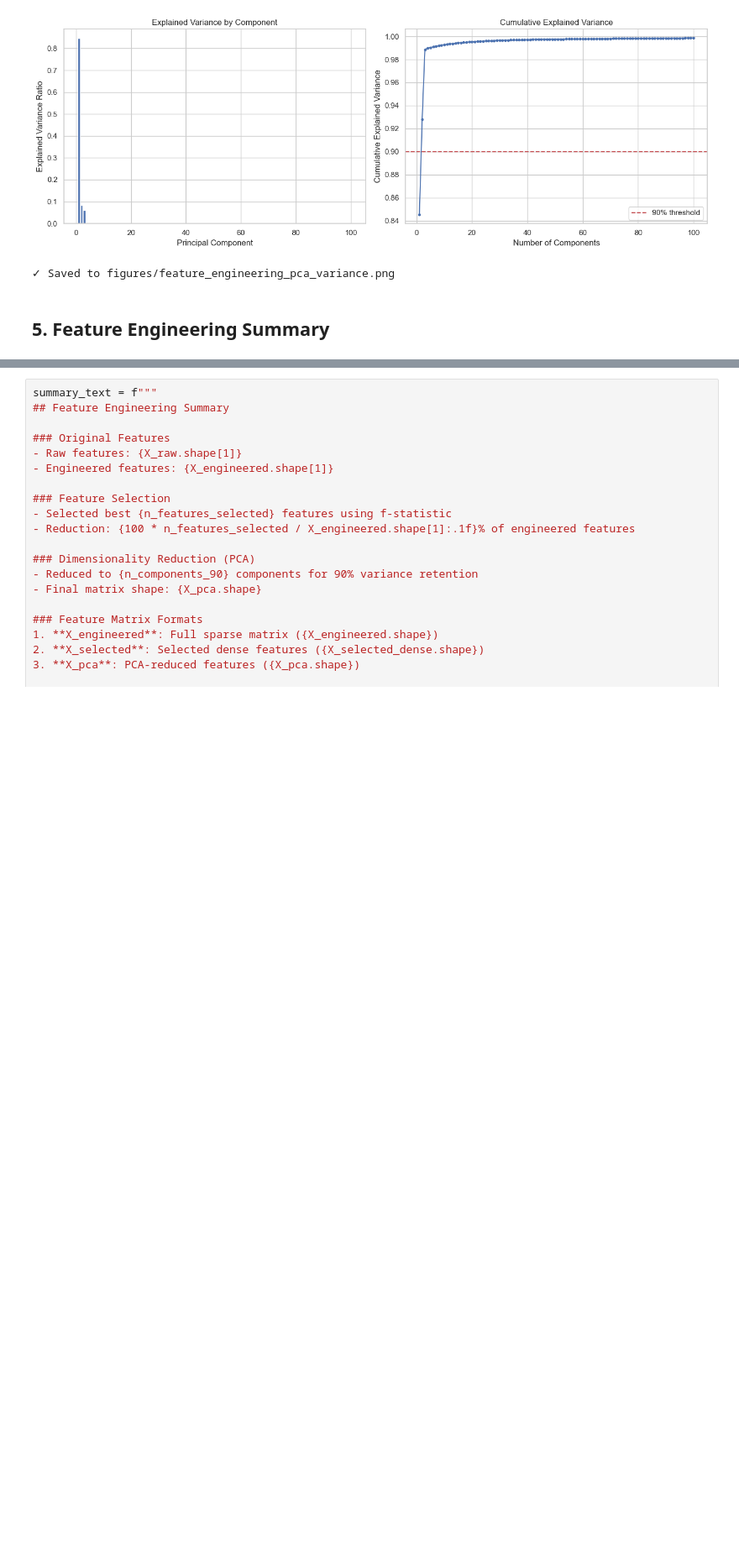
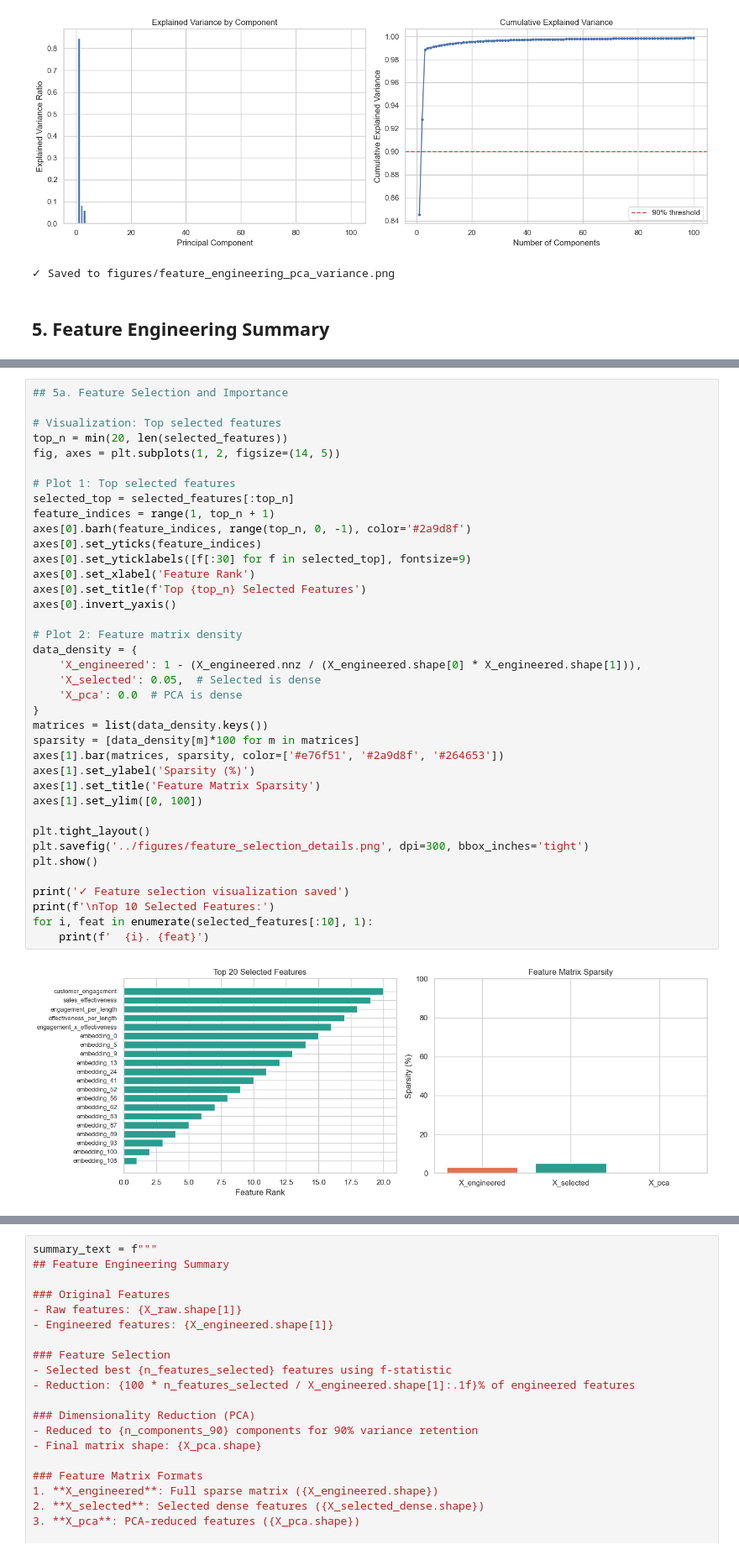
Before and after one commit to bhavanishanker-png/predictive-sales-analytics-engine, a Jupyter notebook: notebooks/03_feature_engineering.ipynb, the cells around one changed output, grey strips where cells are left out. Shown at 84% size. Drawn from its saved outputs; the diff is of its cells as text; blank space fills up the shorter version.

```diff
--- a/notebooks/03_feature_engineering.ipynb
+++ b/notebooks/03_feature_engineering.ipynb
@@ -598,0 +218,40 @@ Components needed for 90% variance: 2
+# %%
+## 5a. Feature Selection and Importance
+
+# Visualization: Top selected features
+top_n = min(20, len(selected_features))
+fig, axes = plt.subplots(1, 2, figsize=(14, 5))
+
+# Plot 1: Top selected features
+selected_top = selected_features[:top_n]
+feature_indices = range(1, top_n + 1)
+axes[0].barh(feature_indices, range(top_n, 0, -1), color='#2a9d8f')
+axes[0].set_yticks(feature_indices)
+axes[0].set_yticklabels([f[:30] for f in selected_top], fontsize=9)
+axes[0].set_xlabel('Feature Rank')
+axes[0].set_title(f'Top {top_n} Selected Features')
+axes[0].invert_yaxis()
+
+# Plot 2: Feature matrix density
+data_density = {
+    'X_engineered': 1 - (X_engineered.nnz / (X_engineered.shape[0] * X_engineered.shape[1])),
+    'X_selected': 0.05,  # Selected is dense
+    'X_pca': 0.0  # PCA is dense
+}
+matrices = list(data_density.keys())
+sparsity = [data_density[m]*100 for m in matrices]
+axes[1].bar(matrices, sparsity, color=['#e76f51', '#2a9d8f', '#264653'])
+axes[1].set_ylabel('Sparsity (%)')
+axes[1].set_title('Feature Matrix Sparsity')
+axes[1].set_ylim([0, 100])
+
+plt.tight_layout()
+plt.savefig('../figures/feature_selection_details.png', dpi=300, bbox_inches='tight')
+plt.show()
+
+print('✓ Feature selection visualization saved')
+print(f'\nTop 10 Selected Features:')
+for i, feat in enumerate(selected_features[:10], 1):
+    print(f'  {i}. {feat}')
+# %% [output]
+[figure, added]
```
Also changed, not shown: parts of 4 cells of this notebook, 21 other files.
